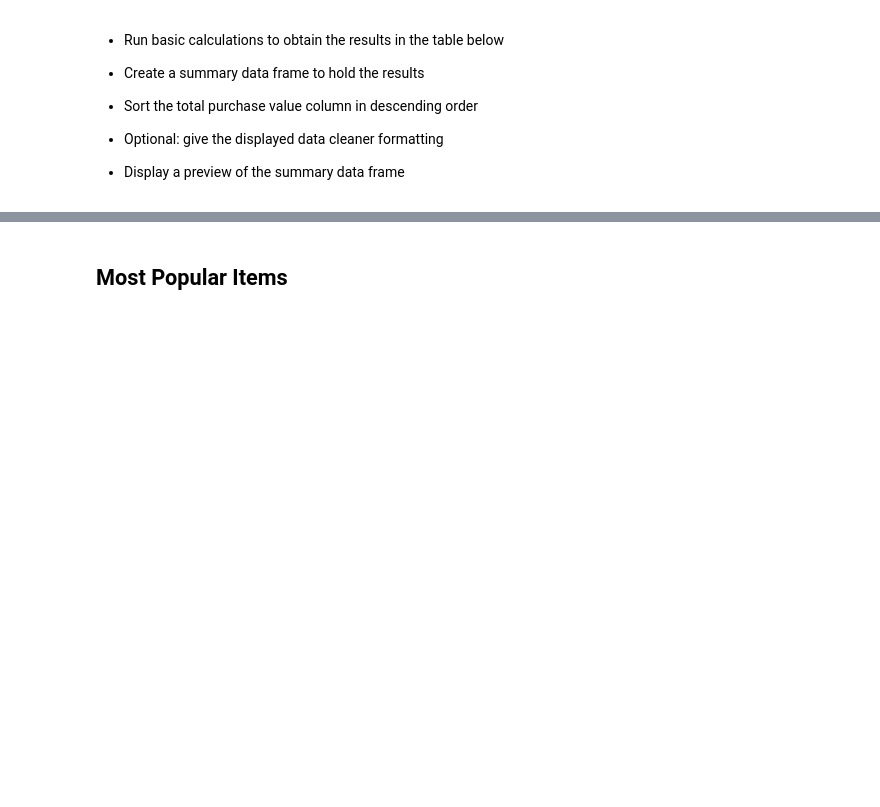
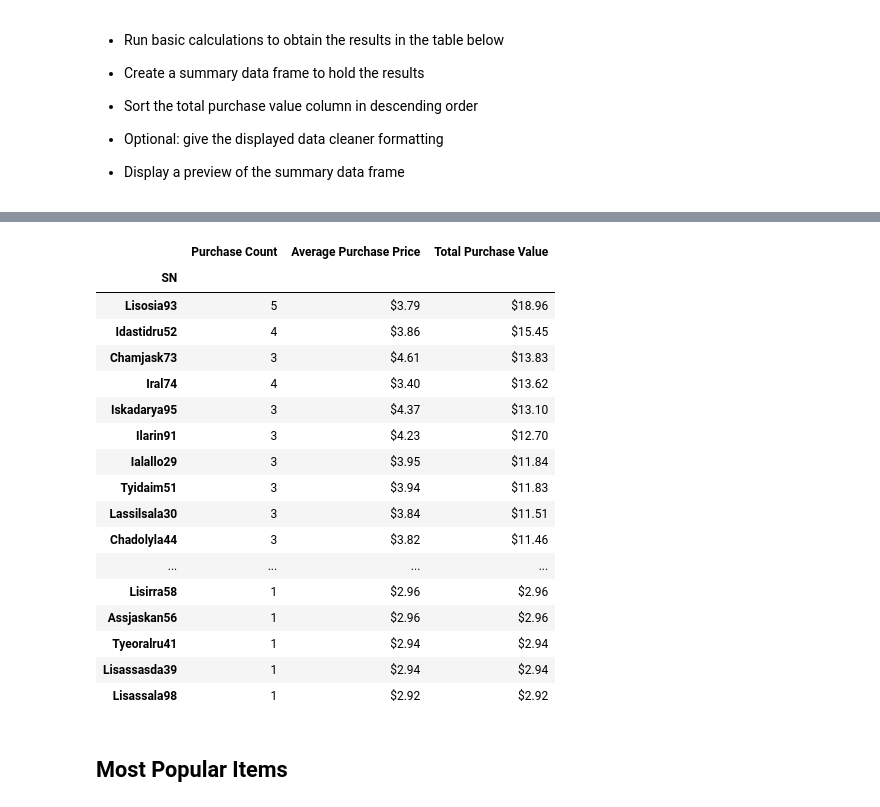
Before and after one commit to josh-acampado/pandas-challenge, a Jupyter notebook: HeroesOfPymoli/HeroesOfPymoli_starter.ipynb, the cells around one changed output, grey strips where cells are left out. Drawn from its saved outputs; the diff is of its cells as text; code cells hidden in the pictures; blank space fills up the shorter version.

Commit message:
Completed Top Spenders Cell

```diff
--- a/HeroesOfPymoli/HeroesOfPymoli_starter.ipynb
+++ b/HeroesOfPymoli/HeroesOfPymoli_starter.ipynb
@@ -300,3 +291,48 @@ age_range_purchase_analysis
+# %%
+#extract necessary data
+purchase_data_SN = purchase_data[["SN","Price"]]
+#basic calculations
+top_spender_total = purchase_data_SN.groupby(['SN']).sum()
+top_spender_average = purchase_data_SN.groupby(['SN']).mean()
+top_spender_count = purchase_data_SN.groupby(['SN']).count()
+
+#rename existing dfs
+top_spender_count = top_spender_count.rename(columns={"Price" : "Purchase Count"})
+top_spender_average = top_spender_average.rename(columns={"Price" : "Average Purchase Price"})
+top_spender_total = top_spender_total.rename(columns={"Price" : "Total Purchase Value"})
+
+#merge existing dfs
+top_spender_start = pd.merge(top_spender_count, top_spender_average,
+                                   on = 'SN')
+top_spender_start2 = pd.merge(top_spender_start, top_spender_total,
+                                    on = 'SN')
+
+#sort total purchase value in descending order
+top_spender_df = top_spender_start2.sort_values("Total Purchase Value", ascending = False)
+
+#format
+top_spender_styled_df = top_spender_df.style.format({'Average Purchase Price':"${:,.2f}",
+                                      'Total Purchase Value':"${:,.2f}"})
+top_spender_styled_df
+# %% [output]
+|  | Purchase Count | Average Purchase Price | Total Purchase Value |
+| SN |  |  |  |
+| Lisosia93 | 5 | $3.79 | $18.96 |
+| Idastidru52 | 4 | $3.86 | $15.45 |
+| Chamjask73 | 3 | $4.61 | $13.83 |
+| Iral74 | 4 | $3.40 | $13.62 |
+| Iskadarya95 | 3 | $4.37 | $13.10 |
+| Ilarin91 | 3 | $4.23 | $12.70 |
+| Ialallo29 | 3 | $3.95 | $11.84 |
+| Tyidaim51 | 3 | $3.94 | $11.83 |
+| Lassilsala30 | 3 | $3.84 | $11.51 |
+| Chadolyla44 | 3 | $3.82 | $11.46 |
+| ... | ... | ... | ... |
+| Lisirra58 | 1 | $2.96 | $2.96 |
+| Assjaskan56 | 1 | $2.96 | $2.96 |
+| Tyeoralru41 | 1 | $2.94 | $2.94 |
+| Lisassasda39 | 1 | $2.94 | $2.94 |
+| Lisassala98 | 1 | $2.92 | $2.92 |
 # %% [markdown]
 ## Most Popular Items
 # %% [markdown]
```
Also changed, not shown: parts of 1 cell of this notebook.
